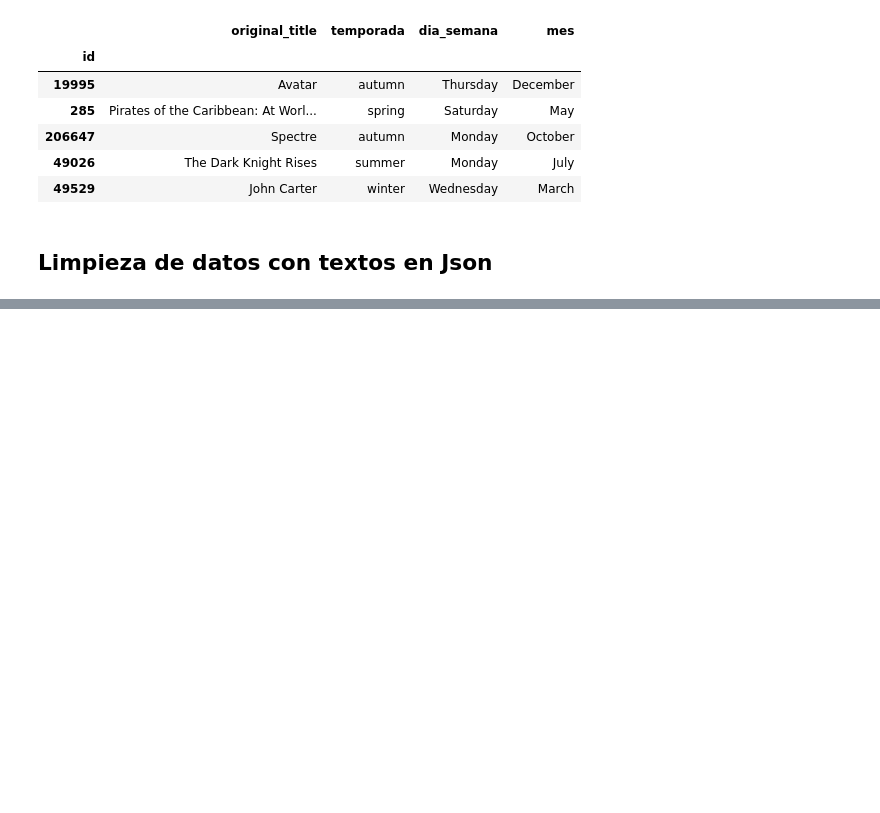
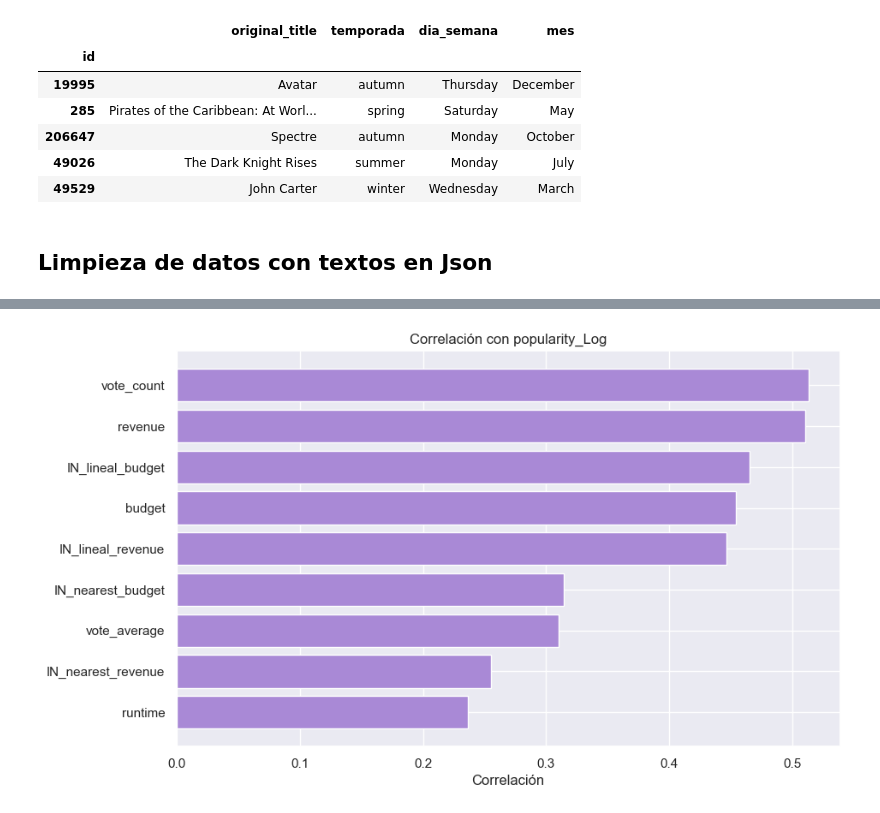
Before and after one commit to ApocalypseScrambler/datascience, a Jupyter notebook: Desafios/ProyectoDS_Parte II - Reyes Luis - 46270.ipynb, the cells around one changed output, grey strips where cells are left out. Drawn from its saved outputs; the diff is of its cells as text; code cells hidden in the pictures; blank space fills up the shorter version.

```diff
--- a/Desafios/ProyectoDS_Parte II - Reyes Luis - 46270.ipynb
+++ b/Desafios/ProyectoDS_Parte II - Reyes Luis - 46270.ipynb
@@ -907,0 +1008,27 @@ df_movies[['genres','keywords','spoken_languages','cast','production_companie','
+# %%
+# Calculo matriz de correlación
+matriz_correlacion = df_movies[['budget', 'popularity', 'revenue', 'runtime', 'vote_average', 'vote_count',
+       'IN_lineal_revenue', 'IN_nearest_revenue', 'IN_lineal_budget', 'IN_nearest_budget', 'popularity_Log']].corr(method='pearson')
+# Selecciono a la variable target para estudiar únicamente correlación con ella
+matriz_correlacion_target = matriz_correlacion['popularity_Log']
+# Calculo valor absoluto, para extraer correlaciones más fuertes independientemente de su sentido
+matriz_correlacion_target = abs(matriz_correlacion_target)
+# Menciono columnas que quiero excluir del análisis de correlación
+columnas_a_excluir = ['popularity', 'popularity_Log']
+# Las excluyo del análisis
+matriz_correlacion_target = matriz_correlacion_target.drop(columns=columnas_a_excluir, index=columnas_a_excluir)
+# Ordeno de mayor a menor correlacion
+matriz_correlacion_target = matriz_correlacion_target.sort_values(ascending=False)
+# %%
+# Grafico el top 20 de variables más correlacionadas
+matriz_correlacion_target_graficar = matriz_correlacion_target[0:20]
+plt.figure(figsize=(10, 6))  # Tamaño de la figura
+plt.barh(matriz_correlacion_target_graficar.index,
+         matriz_correlacion_target_graficar.values,
+         color = '#A989D6')
+plt.xlabel('Correlación')
+plt.title('Correlación con popularity_Log')
+plt.gca().invert_yaxis()  # Invertir el eje Y para mostrar la característica más relevante en la parte superior
+plt.show()
+# %% [output]
+[figure, added]
```
Also changed, not shown: parts of 23 cells of this notebook.
